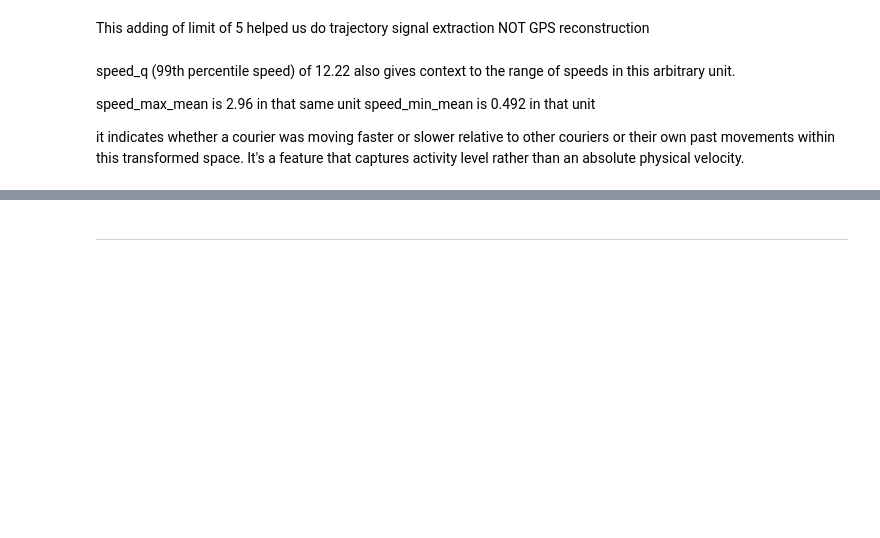
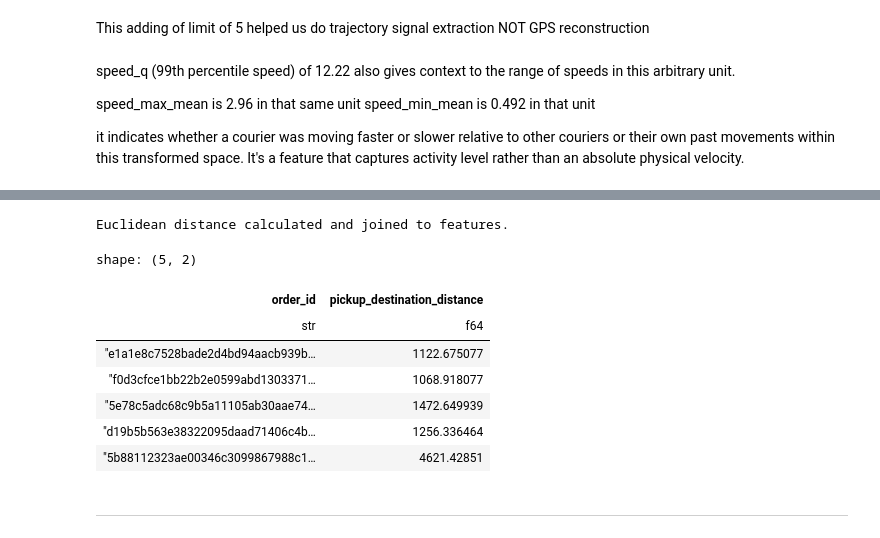
Before and after one commit to aymuos/starship, a Jupyter notebook: fundamental_EDA/feature_creator.ipynb, the cells around one changed output, grey strips where cells are left out. Drawn from its saved outputs; the diff is of its cells as text; code cells hidden in the pictures; blank space fills up the shorter version.

```diff
--- a/fundamental_EDA/feature_creator.ipynb
+++ b/fundamental_EDA/feature_creator.ipynb
@@ -531,3 +576,32 @@ it indicates whether a courier was moving faster or slower relative to other cou
+# %%
+import numpy as np
+
+# Calculate distance on the base delivery dataframe
+delivery = delivery.with_columns(
+    ((pl.col("receipt_lng") - pl.col("poi_lng")).pow(2) +
+     (pl.col("receipt_lat") - pl.col("poi_lat")).pow(2)).sqrt()
+    .alias("pickup_destination_distance")
+)
+
+# Join the new feature into the features dataframe
+features = features.join(
+    delivery.select(["order_id", "pickup_destination_distance"]),
+    on="order_id",
+    how="left"
+)
+
+print("Euclidean distance calculated and joined to features.")
+display(features.select(["order_id", "pickup_destination_distance"]).head())
+# %% [output]
+Euclidean distance calculated and joined to features.
+shape: (5, 2)
+| order_id | pickup_destination_distance |
+| str | f64 |
+| "e1a1e8c7528bade2d4bd94aacb939b… | 1122.675077 |
+| "f0d3cfce1bb22b2e0599abd1303371… | 1068.918077 |
+| "5e78c5adc68c9b5a11105ab30aae74… | 1472.649939 |
+| "d19b5b563e38322095daad71406c4b… | 1256.336464 |
+| "5b88112323ae00346c3099867988c1… | 4621.42851 |
 # %% [markdown]
 ---
 # %% [markdown]
```
Also changed, not shown: parts of 15 cells of this notebook.
